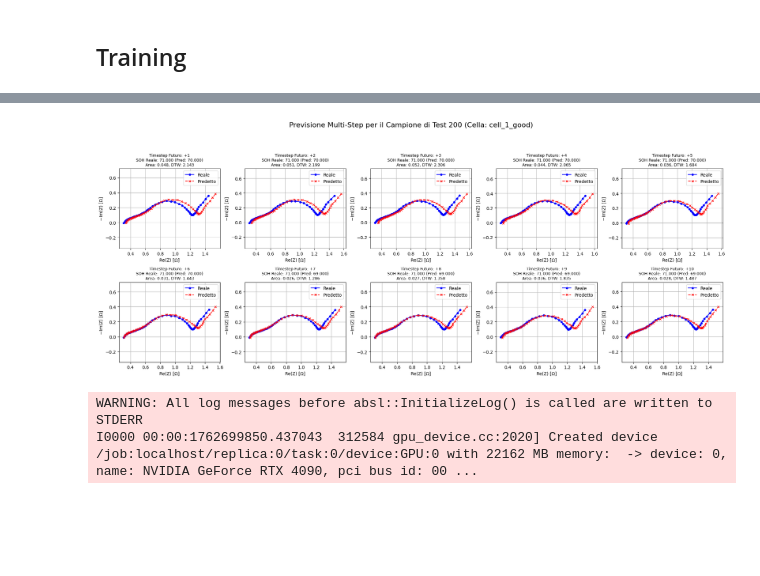
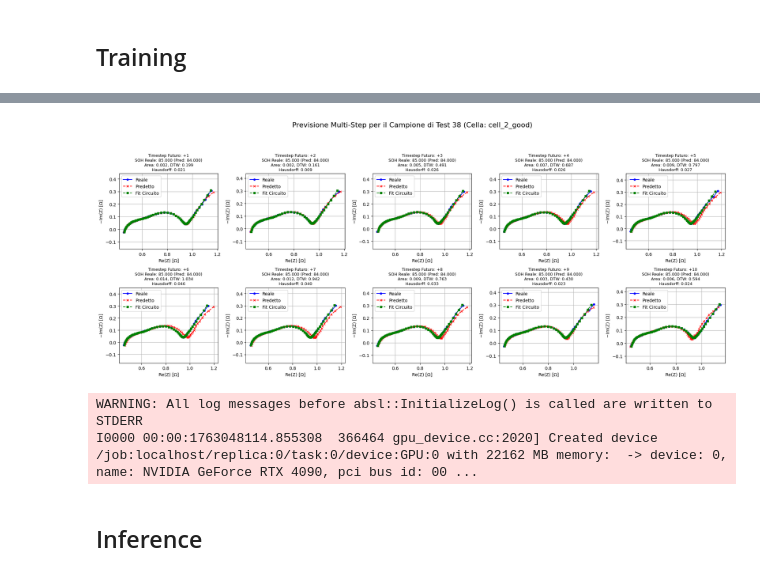
Before and after one commit to RussoFrancesco/EIS-fitting, a Jupyter notebook: Prediction_Transformer_no_tf.ipynb, the cells around one changed output, grey strips where cells are left out. Saved outputs shown, nothing was run; the diff lists cells and outputs as text; code cells hidden in the pictures; blank space fills up the shorter version.

Commit message:
Autoregression and circuit fitting

```diff
--- a/Prediction_Transformer_no_tf.ipynb
+++ b/Prediction_Transformer_no_tf.ipynb
@@ -10,6 +10,11 @@ VAL_SPLIT = 0.15
 BATCH_SIZE = 128
 EPOCHS = 1000
 PATIENCE = 15
+CIRCUIT = "L0-R0-p(R1,CPE1)-p(R2,CPE2)-CPE3"
+INITIAL_GUESS = [1e-6, 1e-2, 0.1, 1e-5, 0.9, 1.0, 1e-4, 0.8, 1e-5, 0.5]
+BLOCK_SIZE = 8
+N_BINS_SOH = 5
+FREQS = None
 # %%
 import pandas as pd
 import numpy as np
@@ -255,8 +264,8 @@ def complex_mse_loss(y_true, y_pred):
     Questo forza il modello a imparare la relazione tra parte reale e immaginaria.
     """
 
-    r_idx = tf.constant(list(range(0, 118, 2)))
-    i_idx = tf.constant(list(range(1, 118, 2)))
+    r_idx = tf.constant(list(range(0, 120, 2)))
+    i_idx = tf.constant(list(range(1, 120, 2)))
 
     # tf.gather permette di selezionare colonne specifiche da un tensore
     re_true = tf.gather(y_true, r_idx, axis=-1)
@@ -463,11 +472,17 @@ def print_eis_predictions(model, X_test_enc, y_true_norm, scalers, cell_ids_test
         pred_sample_denorm = scaler.inverse_transform(pred_sample_norm.reshape(1, -1)).flatten()
 
         # Indici reali e immaginari
-        r_idx = list(range(0, 118, 2))
-        i_idx = list(range(1, 118, 2))
+        r_idx = list(range(0, 120, 2))
+        i_idx = list(range(1, 120, 2))
 
         df_true = pd.DataFrame({'real': true_sample_denorm[r_idx], 'imag': true_sample_denorm[i_idx]})
         df_pred = pd.DataFrame({'real': pred_sample_denorm[r_idx], 'imag': pred_sample_denorm[i_idx]})
+
+        Z_true = df_true['real'].values + 1j * (-df_true['imag'].values)
+
+        circuit = CustomCircuit(CIRCUIT, initial_guess=INITIAL_GUESS)
+        circuit.fit(FREQS, Z_true)
+        Z_fit = circuit.predict(FREQS)
 
         area = similaritymeasures.area_between_two_curves(
             np.column_stack((df_true['real'], df_true['imag'])),
@@ -478,7 +493,18 @@ def print_eis_predictions(model, X_test_enc, y_true_norm, scalers, cell_ids_test
             np.column_stack((df_true['real'], df_true['imag'])),
             np.column_stack((df_pred['real'], df_pred['imag'])),
             metric="euclidean"
-            )
+        )
+
+        hausdorff_dist = max(
+            directed_hausdorff(
+                np.column_stack((df_true['real'], df_true['imag'])),
+                np.column_stack((df_pred['real'], df_pred['imag']))
+            )[0],
+            directed_hausdorff(
+                np.column_stack((df_pred['real'], df_pred['imag'])),
+                np.column_stack((df_true['real'], df_true['imag']))
+            )[0]
+        )
 
         # Ultime due feature (es. temperatura e SOH)
         soh_true = true_sample_denorm[-1]
@@ -489,6 +515,7 @@ def print_eis_predictions(model, X_test_enc, y_true_norm, scalers, cell_ids_test
 
         ax.plot(df_true['real'], df_true['imag'], 'o-', label='Reale', color='blue', markersize=4)
         ax.plot(df_pred['real'], df_pred['imag'], 'x--', label='Predetto', color='red', markersize=4)
+        ax.plot(Z_fit.real, -Z_fit.imag, 's--', label='Fit Circuito', color='green', markersize=4)
 
         ax.set_xlabel('Re(Z) [Ω]')
         ax.set_ylabel('−Im(Z) [Ω]')
@@ -496,7 +523,8 @@ def print_eis_predictions(model, X_test_enc, y_true_norm, scalers, cell_ids_test
 
         title_text = (f'Timestep Futuro: +{t+1}\n'
                       f'SOH Reale: {soh_true:.3f} (Pred: {soh_pred:.3f})\n'
-                      f'Area: {area:.3f}, DTW: {dtw[0]:.3f}')
+                      f'Area: {area:.3f}, DTW: {dtw[0]:.3f}\n'
+                      f'Hausdorff: {hausdorff_dist:.3f}')
         ax.set_title(title_text, fontsize=9)
         ax.grid(True)
         ax.axis("equal")
@@ -721,6 +780,6 @@ print_eis_predictions(
     y_true_norm=y_test,
     scalers=scalers_per_cell,
     cell_ids_test=cell_ids_test,
-    index=200
+    index=38
 )
 # %% [output]
@@ -727,10 +803,15 @@ print_eis_predictions(
-[figure, old version]
+[figure, new version]
 # %%
 model.save("encoder_transformer_customloss.keras")
 # %%
 model = tf.keras.models.load_model(
-    "models_10/cell_5_good_ft.keras"
+    "encoder_transformer_customloss.keras",
+    custom_objects={
+        'combined_loss': combined_loss
+    }
 )
 # %% [output]
 WARNING: All log messages before absl::InitializeLog() is called are written to STDERR
-I0000 00:00:1762699850.437043  312584 gpu_device.cc:2020] Created device /job:localhost/replica:0/task:0/device:GPU:0 with 22162 MB memory:  -> device: 0, name: NVIDIA GeForce RTX 4090, pci bus id: 00 ...
+I0000 00:00:1763048114.855308  366464 gpu_device.cc:2020] Created device /job:localhost/replica:0/task:0/device:GPU:0 with 22162 MB memory:  -> device: 0, name: NVIDIA GeForce RTX 4090, pci bus id: 00 ...
+# %% [markdown]
+## Inference
```
Also changed, not shown: parts of 9 cells of this notebook, 17 other files.
